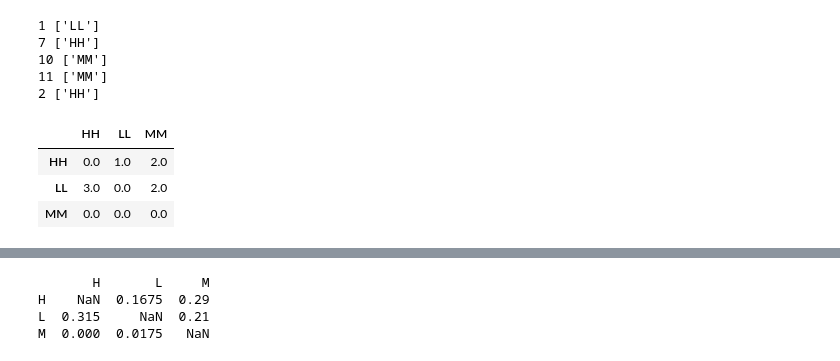
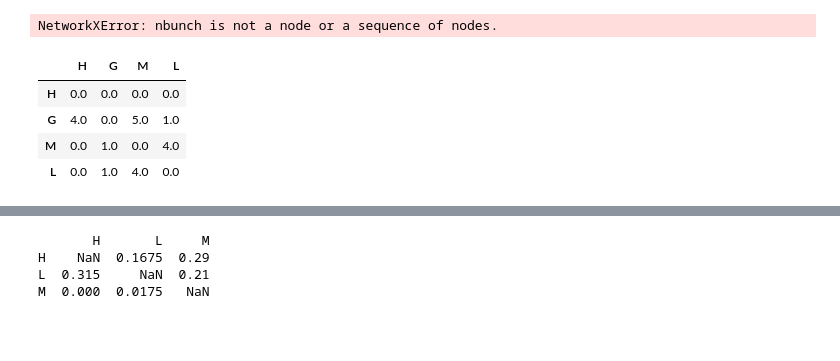
Before and after one commit to mattjones315/MetastasisTracing, a Jupyter notebook: infer_transition_matrices.ipynb, the cells around one changed output, grey strips where cells are left out. Saved outputs shown, nothing was run; the diff lists cells and outputs as text; code cells hidden in the pictures; blank space fills up the shorter version.

```diff
--- a/infer_transition_matrices.ipynb
+++ b/infer_transition_matrices.ipynb
@@ -165,50 +248,44 @@ def compute_transitions(t, meta):
+# %%
+test2()
+# %% [output]
+NetworkXError: nbunch is not a node or a sequence of nodes.
 # %%
-t = nx.balanced_tree(2, 3, create_using=nx.DiGraph)
+t = nx.balanced_tree(2,3, create_using=nx.DiGraph())
 
-rndict = {}
+rndict={}
 for n in t.node:
     nn = Node(n, [])
     rndict[n] = nn
+
 t = nx.relabel_nodes(t, rndict)
 
-label_dict = {7: 'HH', 8: 'LL', 9: 'LL', 10: 'MM', 11: 'MM', 12: 'HH', 13: 'HH', 14: 'HH'}
+label_dict = {7: 'H', 8: 'G', 9: 'G', 10: 'M', 11: 'L', 12: 'M', 13: 'L', 14: 'M'}
 
 meta = pd.DataFrame.from_dict(label_dict, orient='index')
-
-#LARR = np.zeros((len(t.nodes()), len(meta.iloc[:,0].unique())))
 
 root = [n for n in t if t.in_degree(n) == 0][0]
 t = ctp.assign_labels(t, meta.iloc[:,0])
 possible_labels = meta.iloc[:,0].unique()
 
 t = cmp.set_depth(t, root)
 t = fp.fitch_bottom_up(t, root)
 
 bfs_postorder = [root]
 for e0, e1 in nx.bfs_edges(t, root):
     bfs_postorder.append(e1)
 
 node_to_i = dict(zip(bfs_postorder, range(len(t.nodes))))
 label_to_j = dict(zip(possible_labels, range(len(possible_labels))))
 
 t = reconcile_fitch(t)
 
-# LARR = count_opt_solutions(t, possible_labels, node_to_i, label_to_j)
 
-# C = count_num_transitions(t, LARR, possible_labels, node_to_i, label_to_j)
+L = count_opt_solutions(t, possible_labels, node_to_i, label_to_j)
 
-# for s1 in possible_labels:
-#     for s2 in possible_labels:
-#         print(s1, s2, np.sum(C[node_to_i[root], :, label_to_j[s1], label_to_j[s2]]))
+compute_transitions(t, meta.iloc[:,0])
+# %% [output]
+|  | H | G | M | L |
+| H | 0.0 | 0.0 | 0.0 | 0.0 |
+| G | 4.0 | 0.0 | 5.0 | 1.0 |
+| M | 0.0 | 1.0 | 0.0 | 4.0 |
+| L | 0.0 | 1.0 | 4.0 | 0.0 |
-# %%
-compute_transitions(t, meta.iloc[:,0])
-# %% [output]
-1 ['LL']
-7 ['HH']
-10 ['MM']
-11 ['MM']
-2 ['HH']
-|  | HH | LL | MM |
-| HH | 0.0 | 1.0 | 2.0 |
-| LL | 3.0 | 0.0 | 2.0 |
-| MM | 0.0 | 0.0 | 0.0 |
```
Also changed, not shown: parts of 9 cells of this notebook, 7 other files.
